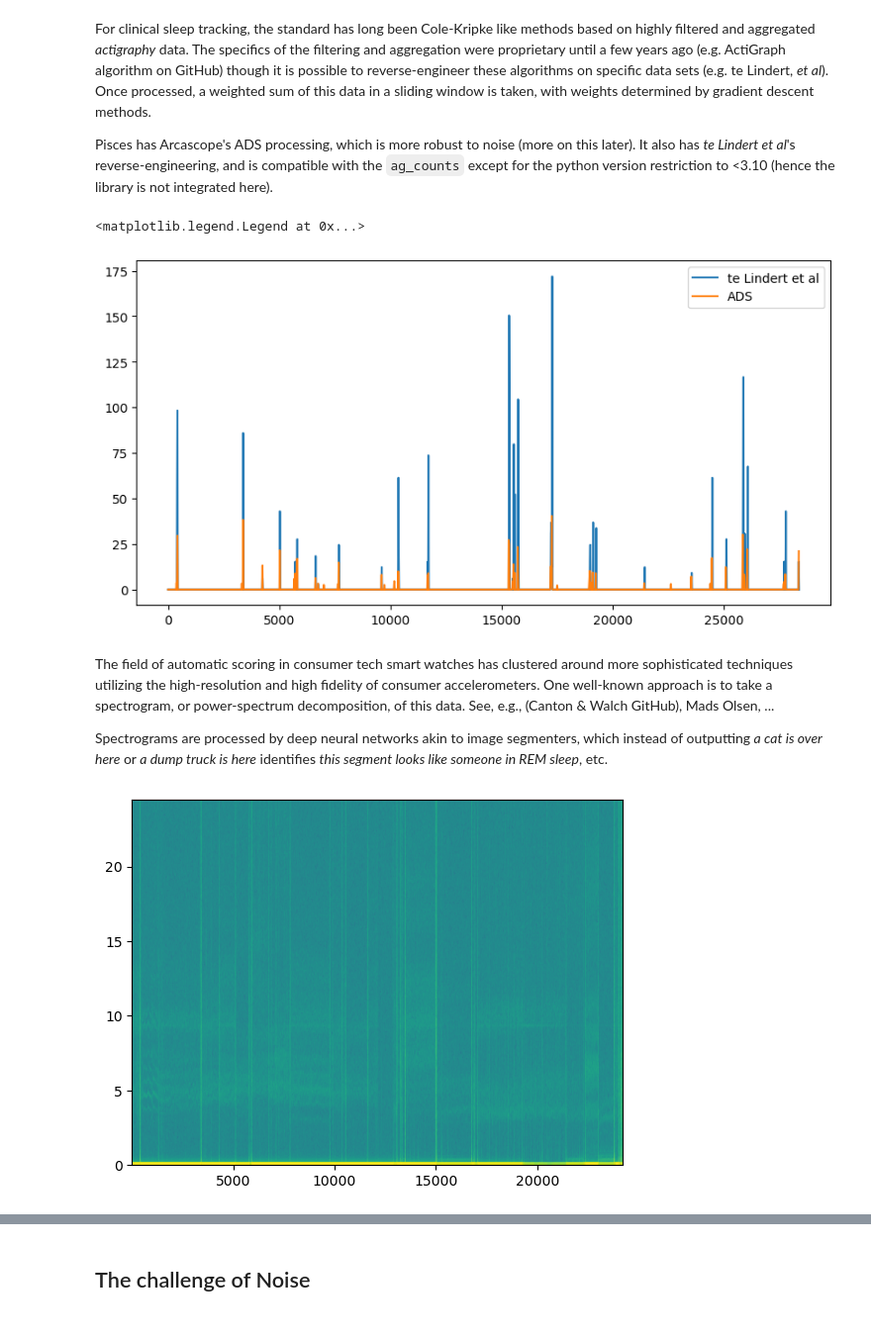
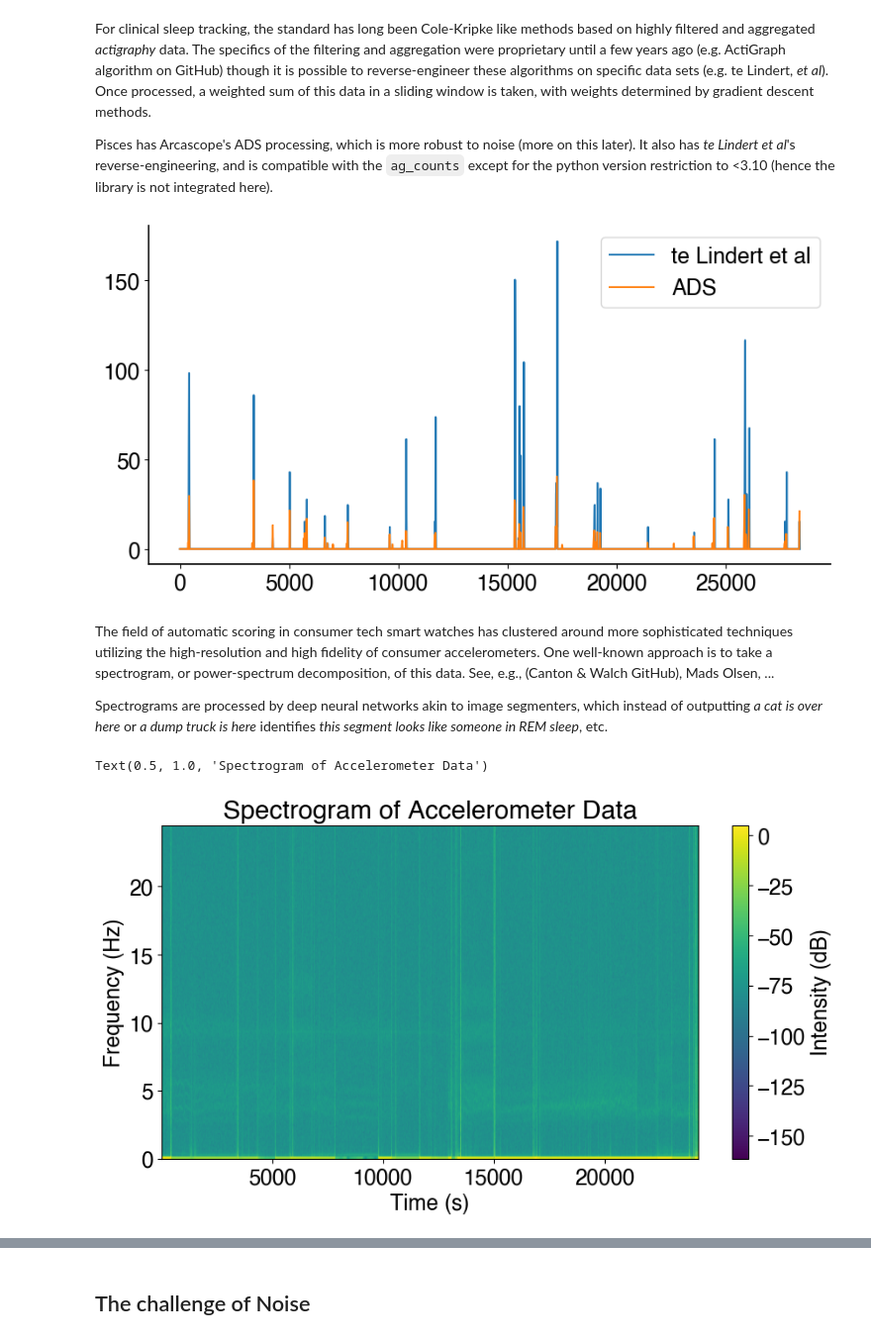
Before and after one commit to Arcascope/pisces, a Jupyter notebook: analyses/NHRC/narrative.ipynb, the cells around one changed output, grey strips where cells are left out. Shown at 99% size. Cells and saved outputs as stored; diff of their text form; code cells hidden in the pictures.

```diff
--- a/analyses/NHRC/narrative.ipynb
+++ b/analyses/NHRC/narrative.ipynb
@@ -39,4 +39,4 @@ Found 31 subjects
 # %%
 walch_0 = walch.ids[0]
 
-w0_accel = walch.get_feature_data( 'accelerometer', walch_0,)
+w0_accel = walch.get_feature_data( 'accelerometer', walch_0,).to_numpy()
@@ -92,13 +118,23 @@ w0_tL = build_activity_counts_te_Lindert_et_al(w0_accel)
 # %%
+from pisces.utils import build_ADS, build_activity_counts_te_Lindert_et_al
+
+# Let's build some activity counts
+
+# Arcascope's noise-robust activity detection system
+w0_ads = build_ADS(w0_accel)
+# te Lindert et al's activity detection system
+# There are filters that calibrate on the inputs, hence added noise leads to filtering of information
+w0_tL = build_activity_counts_te_Lindert_et_al(w0_accel)
+
 
 fig, ax = plt.subplots(1, 1, figsize=(10, 5))
 
 ax.plot(w0_tL[0], w0_tL[1], label='te Lindert et al')
 ax.plot(w0_ads[0], w0_ads[1], label='ADS')
 ax.legend()
+set_plot_style(ax)
 # %% [output]
-<matplotlib.legend.Legend at 0x...>
-[figure, old version]
+[figure, new version]
 # %% [markdown]
 The field of automatic scoring in consumer tech smart watches has clustered around more sophisticated techniques utilizing the high-resolution and high fidelity of consumer accelerometers. One well-known approach is to take a spectrogram, or power-spectrum decomposition, of this data. See, e.g., (Canton & Walch GitHub), Mads Olsen, ...
 
@@ -111,30 +142,28 @@ def transform_to_range(array, new_min, new_max):
 # %%
-# We provide an example of a spectrogram. Specific ML models will have their own configurations of NFFT, pre-transform resampling, etc.
+# We provide an example of a spectrogram.
+# Specific ML models will have their own configurations of NFFT, pre-transform resampling, etc.
 
 import numpy as np
 
 
 w0_time = w0_accel[:, 0]
 w0_accel_x = w0_accel[:, 1]
 w0_accel_y = w0_accel[:, 2]
 w0_accel_z = w0_accel[:, 3]
 
 # Compute the median sampling rate
 median_Hz = int(1 / np.median(np.diff(w0_time)))
 nfft = 512
 overlap = nfft // 2
 
 
 # Compute the spectrogram for each axis
-spec_x, _, _, _ = plt.specgram(w0_accel_x, NFFT=nfft, Fs=median_Hz, noverlap=overlap, cmap='viridis')
-spec_y, _, _, _ = plt.specgram(w0_accel_y, NFFT=nfft, Fs=median_Hz, noverlap=overlap, cmap='viridis')
-spec_z, _, _, _ = plt.specgram(w0_accel_z, NFFT=nfft, Fs=median_Hz, noverlap=overlap, cmap='viridis')
-
-max_value_img = 0.33
-spec_x = transform_to_range(spec_x, 0, max_value_img)
-spec_y = transform_to_range(spec_y, 0, max_value_img)
-spec_z = transform_to_range(spec_z, 0, max_value_img)
-# Combine the spectrograms into an RGB image
-rgb_spec = np.stack((spec_x, spec_y, spec_z), axis=-1)
+plt.figure(figsize=(10, 5))
+spec, _, _, _ = plt.specgram(w0_accel_x, NFFT=nfft, Fs=median_Hz, noverlap=overlap, cmap='viridis')
+plt.colorbar(label='Intensity (dB)')
+plt.xlabel('Time (s)')
+plt.ylabel('Frequency (Hz)')
+plt.title('Spectrogram of Accelerometer Data')
 # %% [output]
+Text(0.5, 1.0, 'Spectrogram of Accelerometer Data')
-[figure, old version]
+[figure, new version]
```
Also changed, not shown: parts of 17 cells of this notebook.
